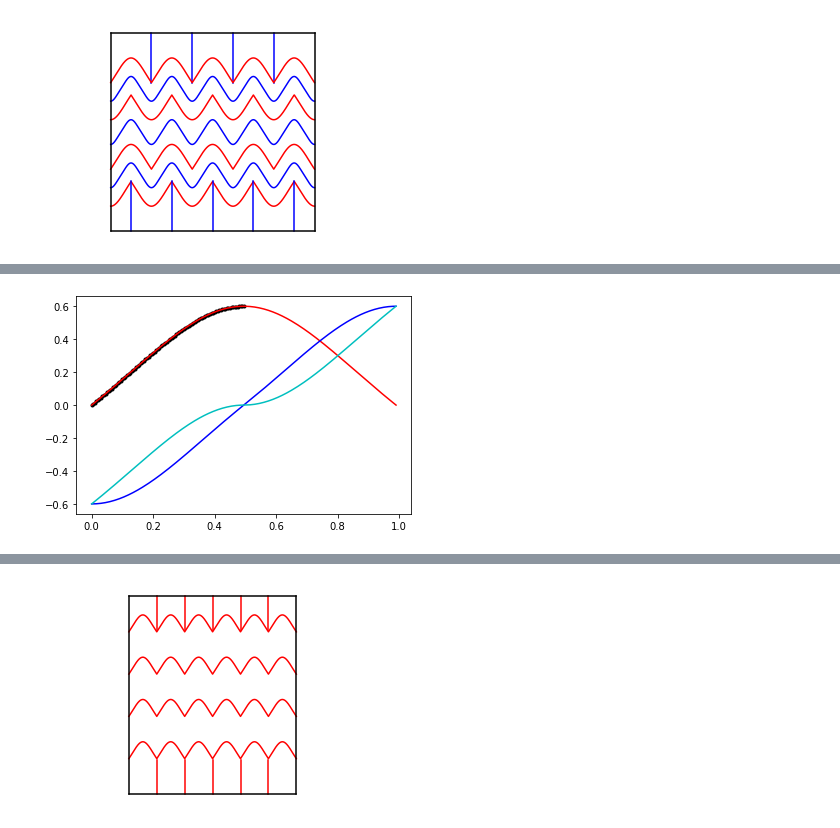
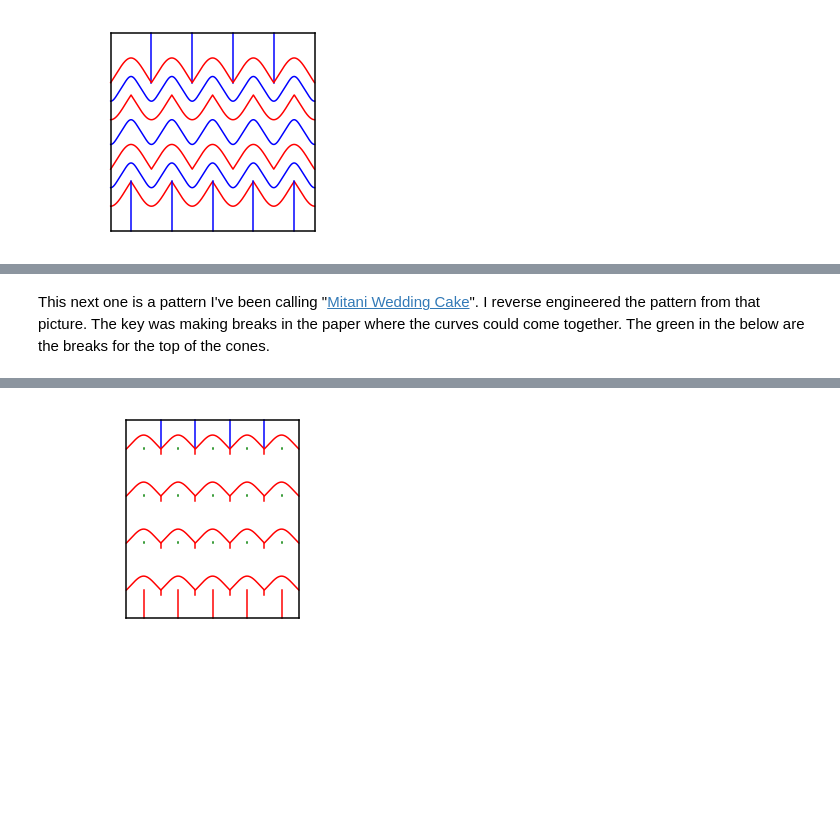
Before and after one commit to eleciawhite/origami, a Jupyter notebook: LukashevaCurved/KateTess.ipynb, the cells around one changed output, grey strips where cells are left out. Saved outputs shown, nothing was run; the diff lists cells and outputs as text; code cells hidden in the pictures; blank space fills up the shorter version.

Commit message:
Updated KateTess to add paper breaks. Cleaned up script so it is only KateTess stuff. Added another notebook to generate general signals

```diff
--- a/LukashevaCurved/KateTess.ipynb
+++ b/LukashevaCurved/KateTess.ipynb
@@ -266,6 +266,7 @@ def blank_curve(curve, cvs, mult):
   blank = np.array([[0, xoffset],[np.nan,np.nan]])
   return cvs.concatenate(curve, blank)
 
+
 def parse_multi_multiplier_array(mult):
   xmult = 1.0
   ymult = 1.0
@@ -287,6 +288,11 @@ def backward_slash(curve, cvs, mult):
   slash = np.arange(0, cvs.len-1)/(cvs.len-1)
   line = np.array([slash, ymult*(np.flip(slash))])
   return cvs.concatenate(curve, xmult*line)
+
+def paper_break(curve, cvs, mult):
+  pipe = np.array([[0,0],[0,cvs.h/20]])
+  return cvs.concatenate(curve, mult*pipe)
+
 
 def rollctl(cvs,e):
   mult = 1.0
@@ -327,6 +333,7 @@ interpret_curve = {
     "x"   : blank_curve,          # Blank space, one curve's worth
     "f"   : forward_slash,        # The multiplier controls height and width
     "s"   : backward_slash,       # The multiplier controls height and width
+    "*"   : paper_break,          # Same as | but with a an x to break the paper
 }
 
 roll_control = {
@@ -731,25 +569,33 @@ print(cvs)
-# %%
-test = algebraic_kernel(angle= 180, N=200, curve_h_of_c=0.60)
-cvs = curves(test)
-print(cvs)
-# %% [output]
-[figure, removed]
+# %% [markdown]
+This next one is a pattern I've been calling "[Mitani Wedding Cake](https://colab.research.google.com/drive/1fzYIjLuT9UMiUwyxtAOIls0isZT1IvX4#scrollTo=13crZLBzKuWc&line=1&uniqifier=1)". I reverse engineered the pattern from that picture. The key was making breaks in the paper where the curves could come together. The green in the below are the breaks for the top of the cones.
 # %%
-name = 'm_ex15'
+name = 'm_ex15' # this is a pattern I've been calling Mitani wedding cake: https://www.instagram.com/p/CCLQHr6pbFf/
 pattern= [
-  'red x4 |8     x4 |8        x4 |8      x4 |8     x4 |8         x4   H0.25',
-  'red A4      A4           A4         A4        A4      A4           H6',
-  'red A4      A4           A4         A4        A4      A4           H6',
-  'red A4      A4           A4         A4        A4      A4           H6',
-  'red A4      A4           A4         A4        A4      A4           H5',
-  'red x4 |8     x4 |8        x4 |8     x4 |8      x4 |8         x4  ',
+  'blue   x4    |8     x4    |8     x4    |8   x4    |8   x4           h0.25',
+  'red    A4           A4           A4         A4         A4           h0',
+  "green  x2     *4    x4    *4     x4    *4   x4    *4   x4    *4     h1.5",
+  "red   x4           |1.5    x4   |1.5   x4   |1.5  x4   |1.5         h12",
+
+  'red    A4           A4           A4         A4         A4           h0',
+  "green  x2     *4    x4    *4     x4    *4   x4    *4   x4    *4     h1.5",
+  "red   x4           |1.5    x4   |1.5   x4   |1.5  x4   |1.5         h12",
+
+  'red    A4           A4           A4         A4         A4           h0',
+  "green  x2     *4    x4    *4     x4    *4   x4    *4   x4    *4     h1.5",
+  "red   x4           |1.5    x4   |1.5   x4   |1.5  x4   |1.5         h12",
+
+  'red    A4           A4           A4         A4         A4           h0',
+  "red  x2     |-8     x4    |-8   x4    |-8   x4    |-8  x4    |-8    h1.5",
+  "red   x4           |1.5    x4   |1.5   x4   |1.5  x4   |1.5         h12",
+
+
 ]
-test = algebraic_kernel(angle= 180, N=200, curve_h_of_c=0.60)
+test = algebraic_kernel(angle= 180, N=200, curve_h_of_c=0.40)
 cvs = curves(test)
 
 interpret_tess(name, pattern, cvs, True)
 ax = plt.axis()
 # %% [output]
 [interactive output not drawn]
 [interactive output not drawn]
-[figure, old version]
+[figure, new version]
```
Also changed, not shown: parts of 8 cells of this notebook, 1 other file.
